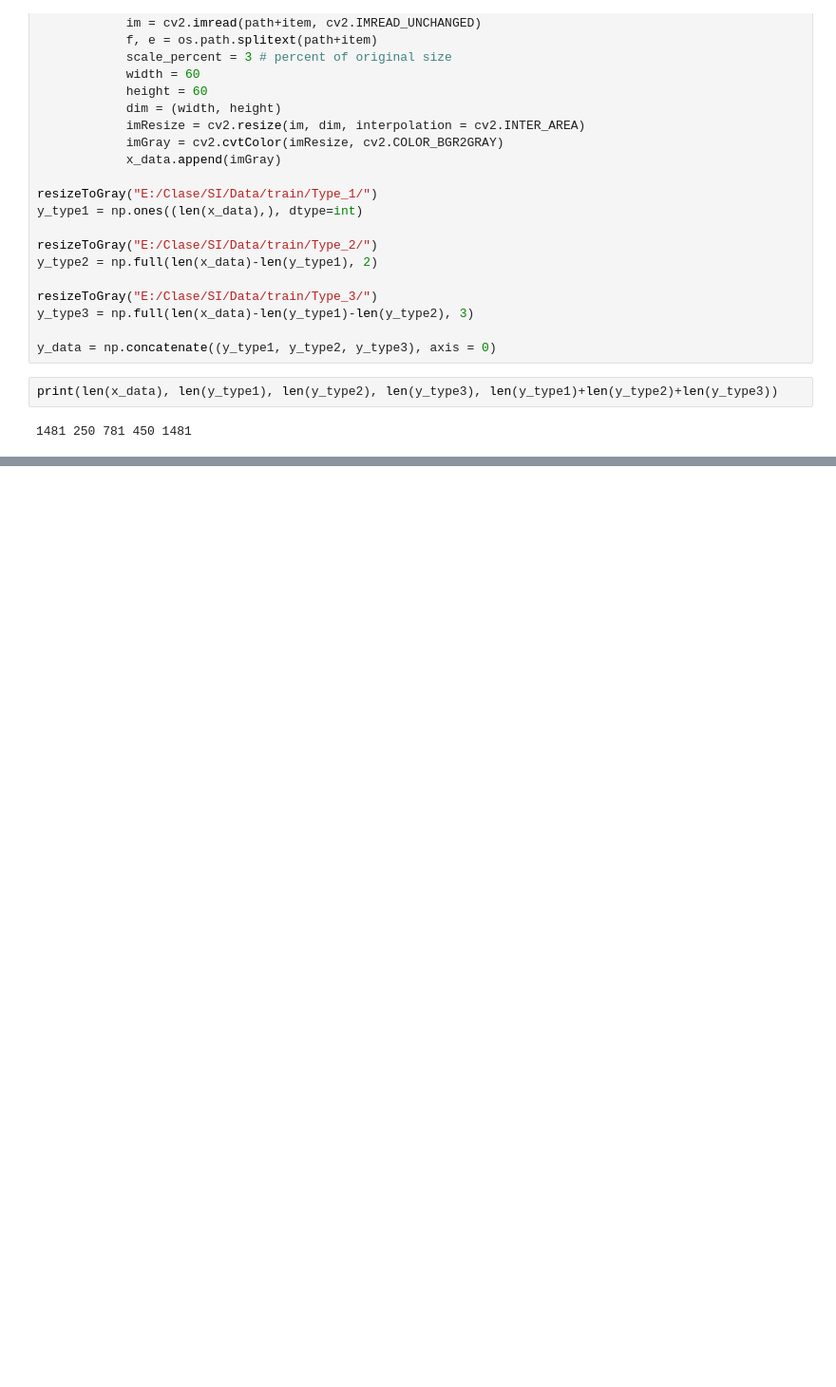
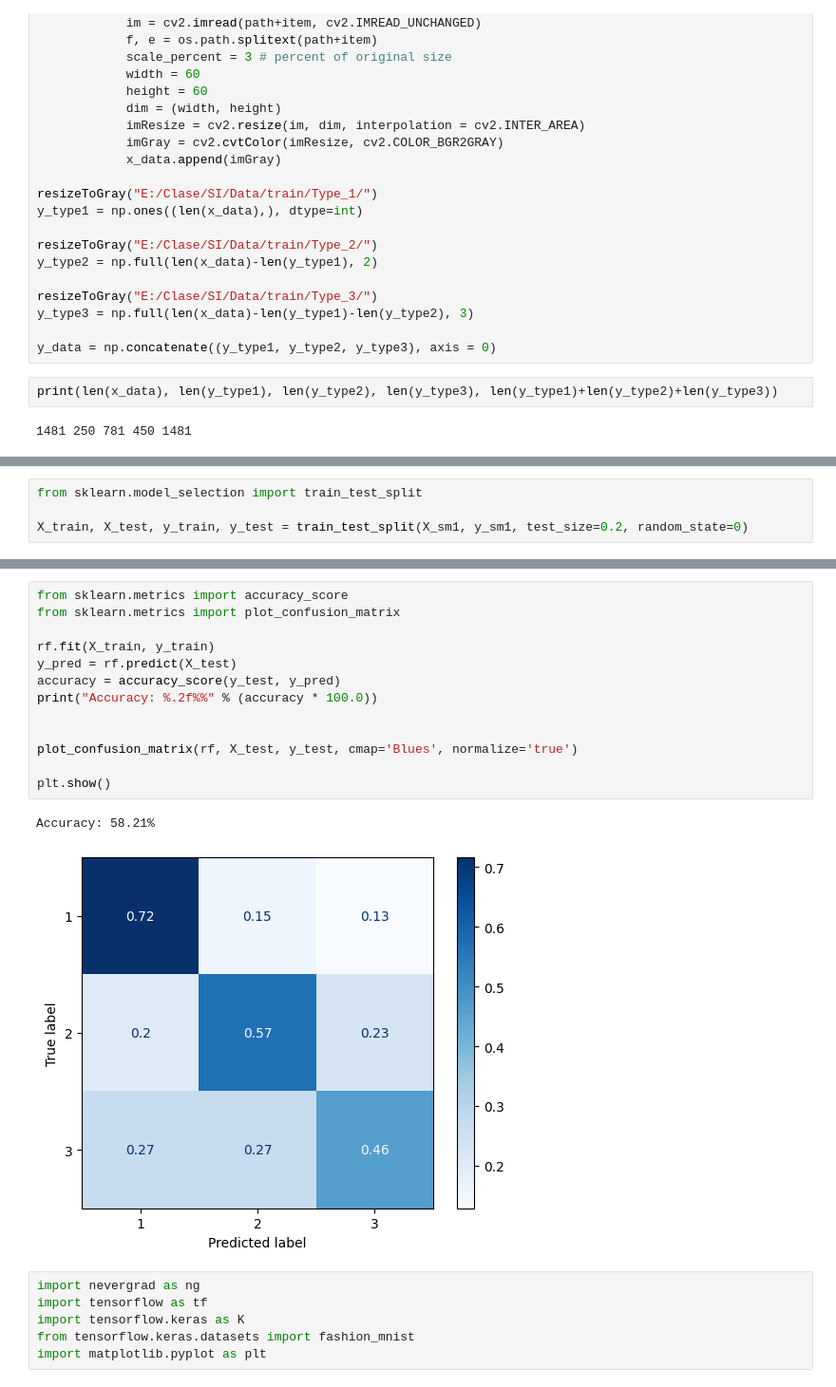
Before and after one commit to JavierGilRodriguez/ProyectoSI, a Jupyter notebook: Proyecto.ipynb, the cells around one changed output, grey strips where cells are left out. Shown at 95% size. Saved outputs shown, nothing was run; the diff lists cells and outputs as text; blank space fills up the shorter version.

```diff
--- a/Proyecto.ipynb
+++ b/Proyecto.ipynb
@@ -201,0 +128,4 @@ plt.show()
+# %%
+from sklearn.model_selection import train_test_split
+
+X_train, X_test, y_train, y_test = train_test_split(X_sm1, y_sm1, test_size=0.2, random_state=0)
@@ -201,0 +169,22 @@ plt.show()
+# %%
+from sklearn.metrics import accuracy_score
+from sklearn.metrics import plot_confusion_matrix
+
+rf.fit(X_train, y_train)
+y_pred = rf.predict(X_test)
+accuracy = accuracy_score(y_test, y_pred)
+print("Accuracy: %.2f%%" % (accuracy * 100.0))
+
+
+plot_confusion_matrix(rf, X_test, y_test, cmap='Blues', normalize='true')
+
+plt.show()
+# %% [output]
+Accuracy: 58.21%
+[figure, added]
+# %%
+import nevergrad as ng
+import tensorflow as tf
+import tensorflow.keras as K
+from tensorflow.keras.datasets import fashion_mnist
+import matplotlib.pyplot as plt
```
Also changed, not shown: parts of 15 cells of this notebook.
